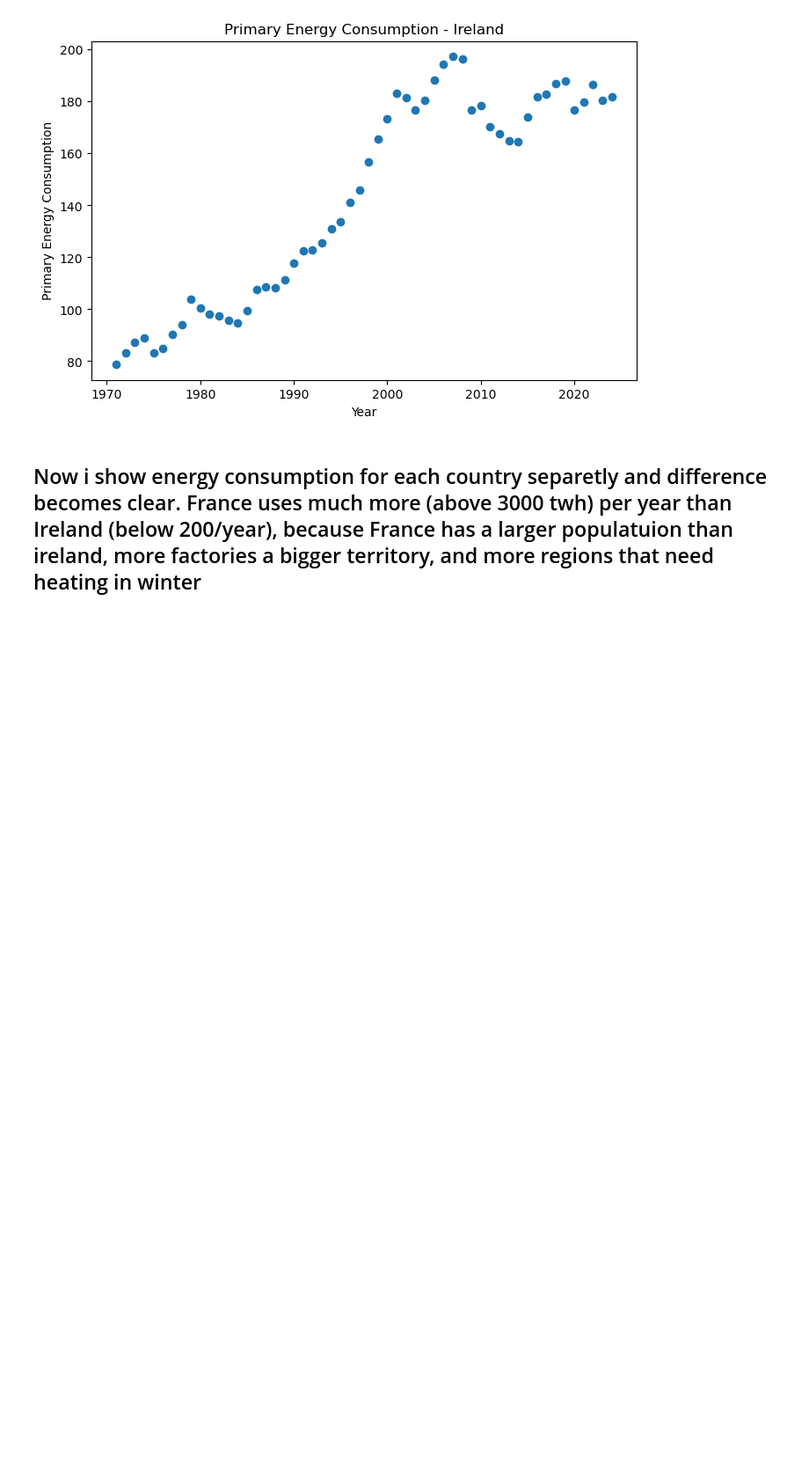
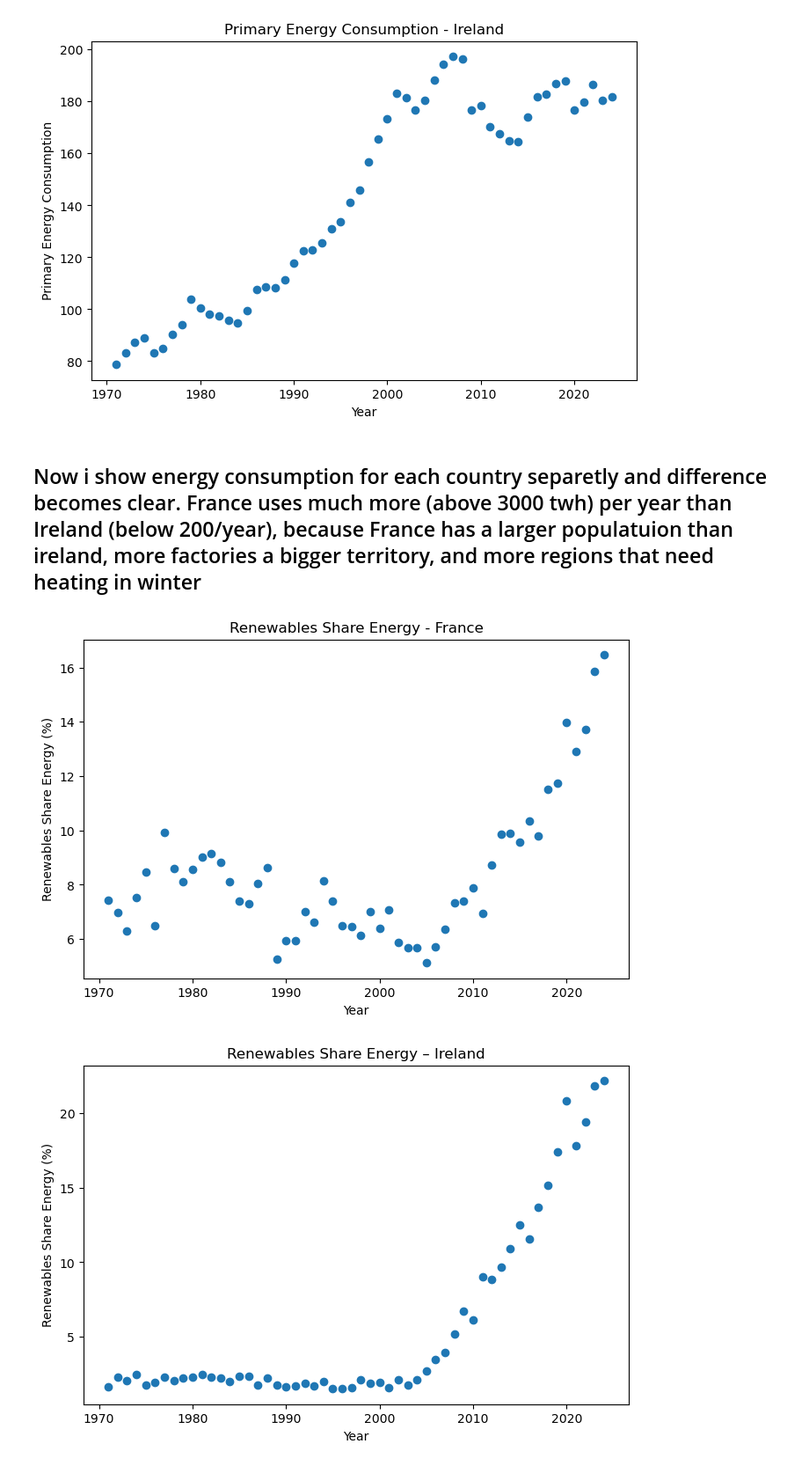
Before and after one commit to sba25225-ai/owid_energy_data, a Jupyter notebook: owid_energy.ipynb, the cells around one changed output. Shown at 88% size. Saved outputs shown, nothing was run; the diff lists cells and outputs as text; code cells hidden in the pictures; blank space fills up the shorter version.

Commit message:
Update owid_energy.ipynb
comparison renewable share energy over time

```diff
--- a/owid_energy.ipynb
+++ b/owid_energy.ipynb
@@ -205,3 +205,20 @@ plt.show()
 [figure]
 # %% [markdown]
 ## Now i show energy consumption for each country separetly and difference becomes clear. France uses much more (above 3000 twh) per year than Ireland (below 200/year), because France has a larger populatuion than ireland, more factories a bigger territory, and more regions that need heating in winter
+# %%
+plt.figure(figsize=(8,5))
+plt.scatter(df_fr["year"], df_fr["renewables_share_energy"])
+plt.xlabel("Year")
+plt.ylabel("Renewables Share Energy (%)")
+plt.title("Renewables Share Energy - France")
+
+plt.figure(figsize=(8,5))
+plt.scatter(df_ie["year"], df_ie["renewables_share_energy"])
+plt.xlabel("Year")
+plt.ylabel("Renewables Share Energy (%)")
+plt.title("Renewables Share Energy – Ireland")
+
+plt.show()
+# %% [output]
+[figure, added]
+[figure, added]
```
Also changed, not shown: parts of 3 cells of this notebook.
